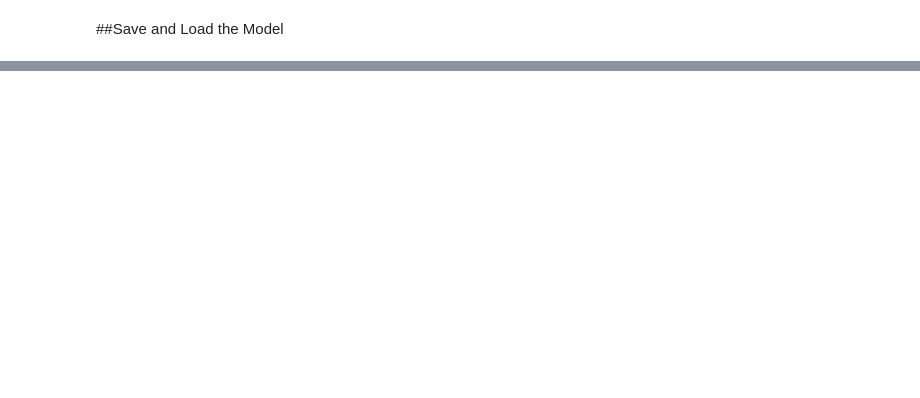
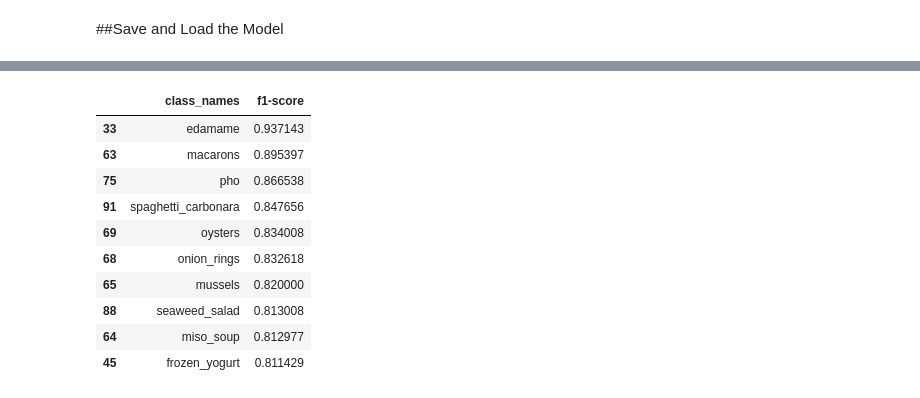
Before and after one commit to PasinduUkwatta/TensorFlow--Practise, a Jupyter notebook: 06_Transfer_Learning_in_tensorflow_Scalling_Up.ipynb, the cells around one changed output, grey strips where cells are left out. Saved outputs shown, nothing was run; the diff lists cells and outputs as text; code cells hidden in the pictures; blank space fills up the shorter version.

```diff
--- a/06_Transfer_Learning_in_tensorflow_Scalling_Up.ipynb
+++ b/06_Transfer_Learning_in_tensorflow_Scalling_Up.ipynb
@@ -291,0 +736,14 @@ compare_historys(original_history=feature_exraction_results,
+# %%
+f1_scores[:10]
+# %% [output]
+|  | class_names | f1-score |
+| 33 | edamame | 0.937143 |
+| 63 | macarons | 0.895397 |
+| 75 | pho | 0.866538 |
+| 91 | spaghetti_carbonara | 0.847656 |
+| 69 | oysters | 0.834008 |
+| 68 | onion_rings | 0.832618 |
+| 65 | mussels | 0.820000 |
+| 88 | seaweed_salad | 0.813008 |
+| 64 | miso_soup | 0.812977 |
+| 45 | frozen_yogurt | 0.811429 |
```
Also changed, not shown: parts of 51 cells of this notebook, 2 other files.
